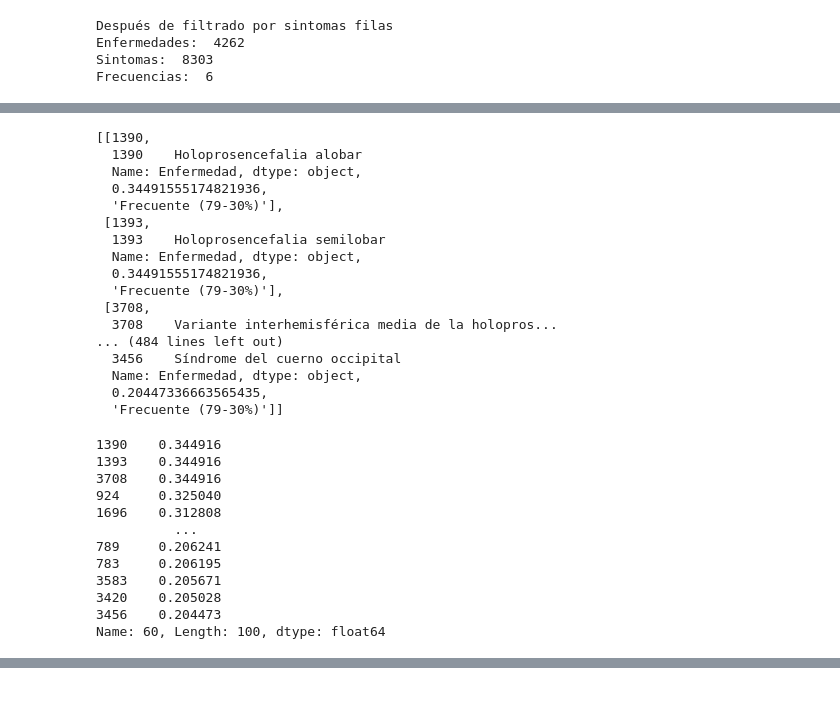
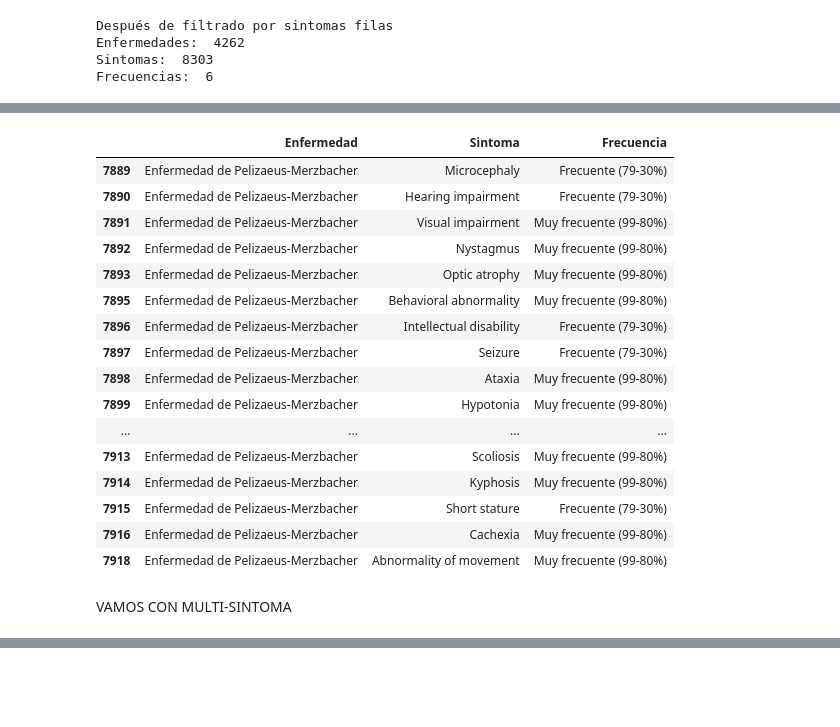
Before and after one commit to gpalomares2022/Kedro_real_project, a Jupyter notebook: notebooks/NotebookTFM16M.ipynb, the cells around one changed output, grey strips where cells are left out. Drawn from its saved outputs; the diff is of its cells as text; code cells hidden in the pictures.

```diff
--- a/notebooks/NotebookTFM16M.ipynb
+++ b/notebooks/NotebookTFM16M.ipynb
@@ -849 +673,23 @@ def trata_sintomas (sintomas):
+# %%
+df_EnfeySinto_select[df_EnfeySinto_select["Enfermedad"]=="Enfermedad de Pelizaeus-Merzbacher"]
+# %% [output]
+|  | Enfermedad | Sintoma | Frecuencia |
+| 7889 | Enfermedad de Pelizaeus-Merzbacher | Microcephaly | Frecuente (79-30%) |
+| 7890 | Enfermedad de Pelizaeus-Merzbacher | Hearing impairment | Frecuente (79-30%) |
+| 7891 | Enfermedad de Pelizaeus-Merzbacher | Visual impairment | Muy frecuente (99-80%) |
+| 7892 | Enfermedad de Pelizaeus-Merzbacher | Nystagmus | Muy frecuente (99-80%) |
+| 7893 | Enfermedad de Pelizaeus-Merzbacher | Optic atrophy | Muy frecuente (99-80%) |
+| 7895 | Enfermedad de Pelizaeus-Merzbacher | Behavioral abnormality | Muy frecuente (99-80%) |
+| 7896 | Enfermedad de Pelizaeus-Merzbacher | Intellectual disability | Frecuente (79-30%) |
+| 7897 | Enfermedad de Pelizaeus-Merzbacher | Seizure | Frecuente (79-30%) |
+| 7898 | Enfermedad de Pelizaeus-Merzbacher | Ataxia | Muy frecuente (99-80%) |
+| 7899 | Enfermedad de Pelizaeus-Merzbacher | Hypotonia | Muy frecuente (99-80%) |
+| ... | ... | ... | ... |
+| 7913 | Enfermedad de Pelizaeus-Merzbacher | Scoliosis | Muy frecuente (99-80%) |
+| 7914 | Enfermedad de Pelizaeus-Merzbacher | Kyphosis | Muy frecuente (99-80%) |
+| 7915 | Enfermedad de Pelizaeus-Merzbacher | Short stature | Frecuente (79-30%) |
+| 7916 | Enfermedad de Pelizaeus-Merzbacher | Cachexia | Muy frecuente (99-80%) |
+| 7918 | Enfermedad de Pelizaeus-Merzbacher | Abnormality of movement | Muy frecuente (99-80%) |
+# %% [markdown]
+VAMOS CON MULTI-SINTOMA
 # %%
@@ -854,38 +697,3 @@ l,v,id=predict(SINTOMA)
-# %%
-l
-# %% [output]
-[[1390,
-  1390    Holoprosencefalia alobar
-  Name: Enfermedad, dtype: object,
-  0.34491555174821936,
-  'Frecuente (79-30%)'],
- [1393,
-  1393    Holoprosencefalia semilobar
-  Name: Enfermedad, dtype: object,
-  0.34491555174821936,
-  'Frecuente (79-30%)'],
- [3708,
-  3708    Variante interhemisférica media de la holopros...
-... (484 lines left out)
-  3456    Síndrome del cuerno occipital
-  Name: Enfermedad, dtype: object,
-  0.20447336663565435,
-  'Frecuente (79-30%)']]
-# %%
-v
-# %% [output]
-1390    0.344916
-1393    0.344916
-3708    0.344916
-924     0.325040
-1696    0.312808
-          ...
-789     0.206241
-783     0.206195
-3583    0.205671
-3420    0.205028
-3456    0.204473
-Name: 60, Length: 100, dtype: float64
 # %%
 trata_sintomas (SINTOMAS_EJEMPLO)
 # %% [output]
```
Also changed, not shown: parts of 134 cells of this notebook.
